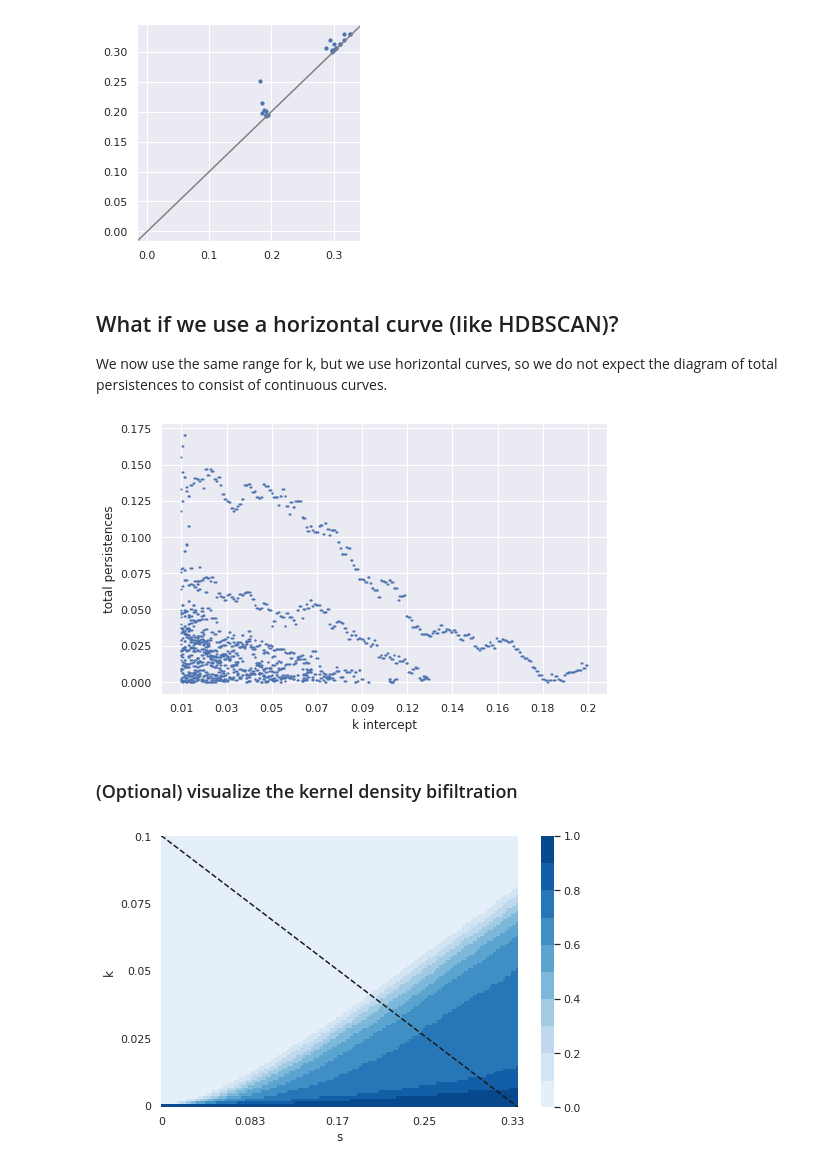
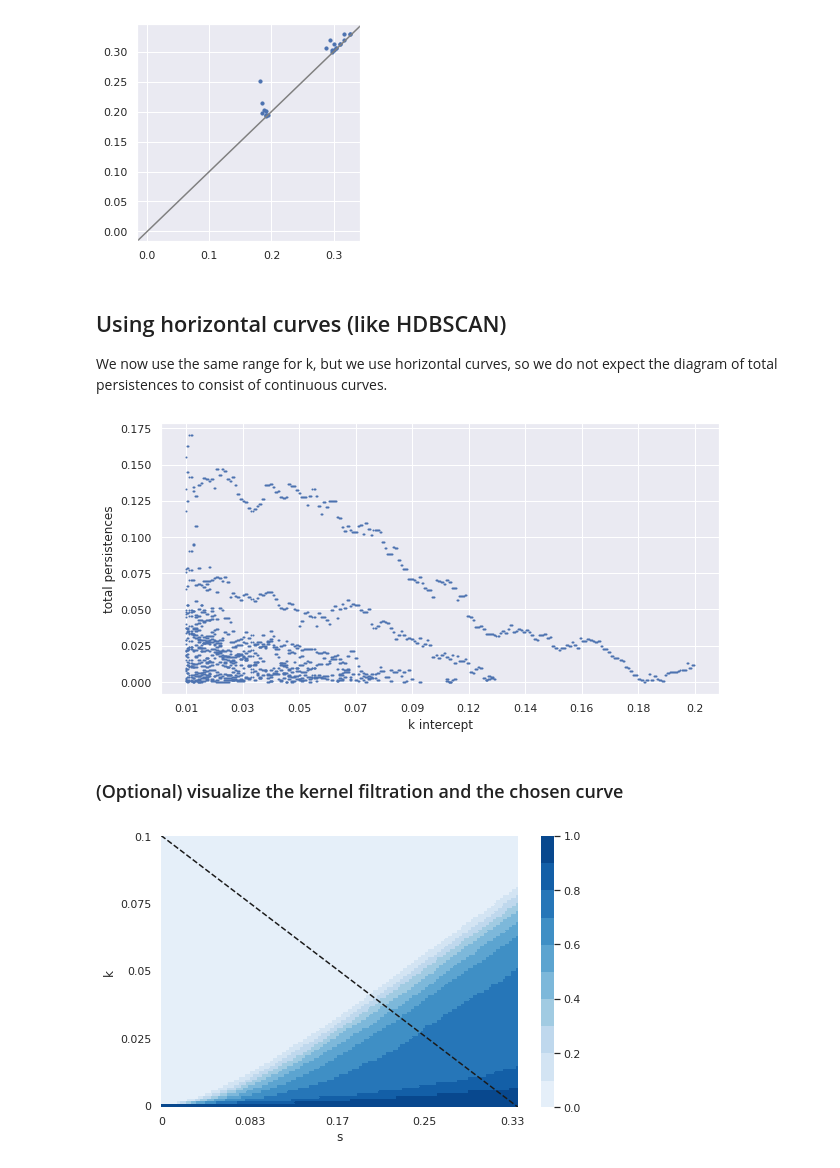
Before and after one commit to LuisScoccola/persistable, a Jupyter notebook: example-2-clusters.ipynb, the cells around one changed output. Drawn from its saved outputs; the diff is of its cells as text; code cells hidden in the pictures.

```diff
--- a/example-2-clusters.ipynb
+++ b/example-2-clusters.ipynb
@@ -102,7 +102,7 @@ for i in range(N_PARAMETERS) :
         points.append([i,y])
 points = np.array(points)
 
-fig1, ax1 = plt.subplots() ; fig1.set_figheight(5) ; fig1.set_figwidth(10) ; plt.xlabel("k intercept") ; plt.ylabel("total persistences") ; fig1.set_figheight(5) ; fig1.set_figwidth(8)
+fig1, ax1 = plt.subplots() ; fig1.set_figheight(5) ; fig1.set_figwidth(10) ; plt.xlabel("k intercept") ; plt.ylabel("total persistences") ;
 
 _ = plt.xticks(np.linspace(0, N_PARAMETERS, num=10), np.rint(100*np.linspace(initial_k, final_k, num=10))/100 )
 _ = plt.scatter(points.T[0], points.T[1], s = 1, alpha = 1)
@@ -119,7 +119,7 @@ plt.scatter(pd[0].T[0], pd[0].T[1], s = 10) ; ax1.axline((0, 0), slope=1, color=
 <matplotlib.lines._AxLine at 0x...>
 [figure]
 # %% [markdown]
-## What if we use a horizontal curve (like HDBSCAN)?
+## Using horizontal curves (like HDBSCAN)
 
 We now use the same range for k, but we use horizontal curves, so we do not expect the diagram of total persistences to consist of continuous curves.
 # %%
@@ -129,19 +129,18 @@ persistences_h = [ total_persistences(x.gamma_linkage(curve).PD(end="infinity")[
 # %%
 points_h = []
 for i in range(N_PARAMETERS) :
     for y in persistences_h[i] :
         points_h.append([i,y])
 points_h = np.array(points_h)
 
-fig1, ax1 = plt.subplots() ; fig1.set_figheight(5) ; fig1.set_figwidth(10) ; plt.xlabel("k intercept") ; plt.ylabel("total persistences") ; fig1.set_figheight(5) ; fig1.set_figwidth(8)
-
+fig1, ax1 = plt.subplots() ; fig1.set_figheight(5) ; fig1.set_figwidth(10) ; plt.xlabel("k intercept") ; plt.ylabel("total persistences") ;
 
 _ = plt.xticks(np.linspace(0, N_PARAMETERS, num=10), np.rint(100*np.linspace(initial_k, final_k, num=10))/100 )
 _ = plt.scatter(points_h.T[0], points_h.T[1], s = 1, alpha = 1)
 # %% [output]
-[figure, old version]
+[figure, new version]
 # %% [markdown]
-### (Optional) visualize the kernel density bifiltration
+### (Optional) visualize the kernel filtration and the chosen curve
 # %%
 M = x.its_shadow(K_INTERCEPT, S_INTERCEPT, n_bins = 200)
 ax = plot_shadow(M, n_ticks = 5, gammas = [gamma], n_shadows = 10, h_size=8,v_size=5)
```
Also changed, not shown: parts of 1 cell of this notebook, 2 other files.
